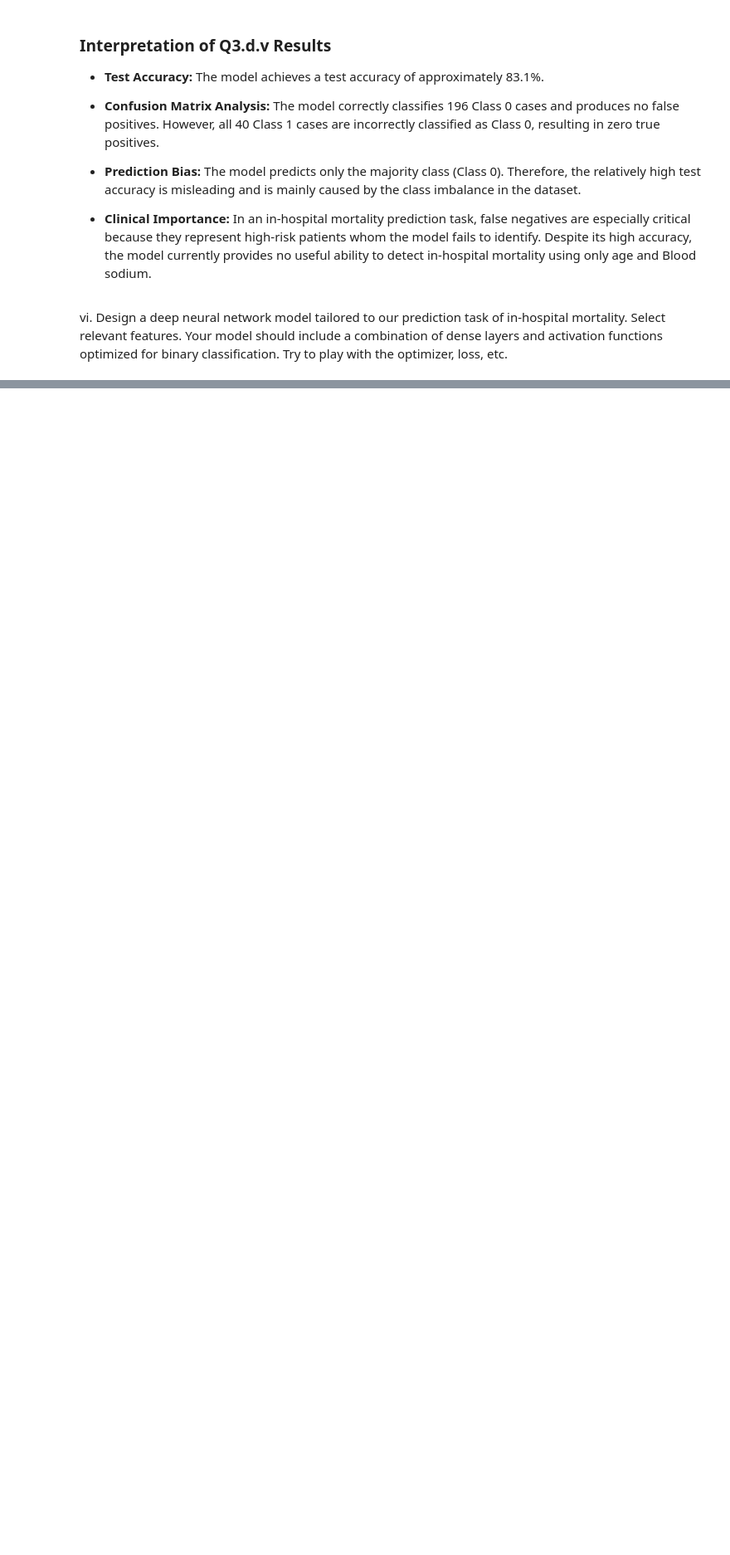
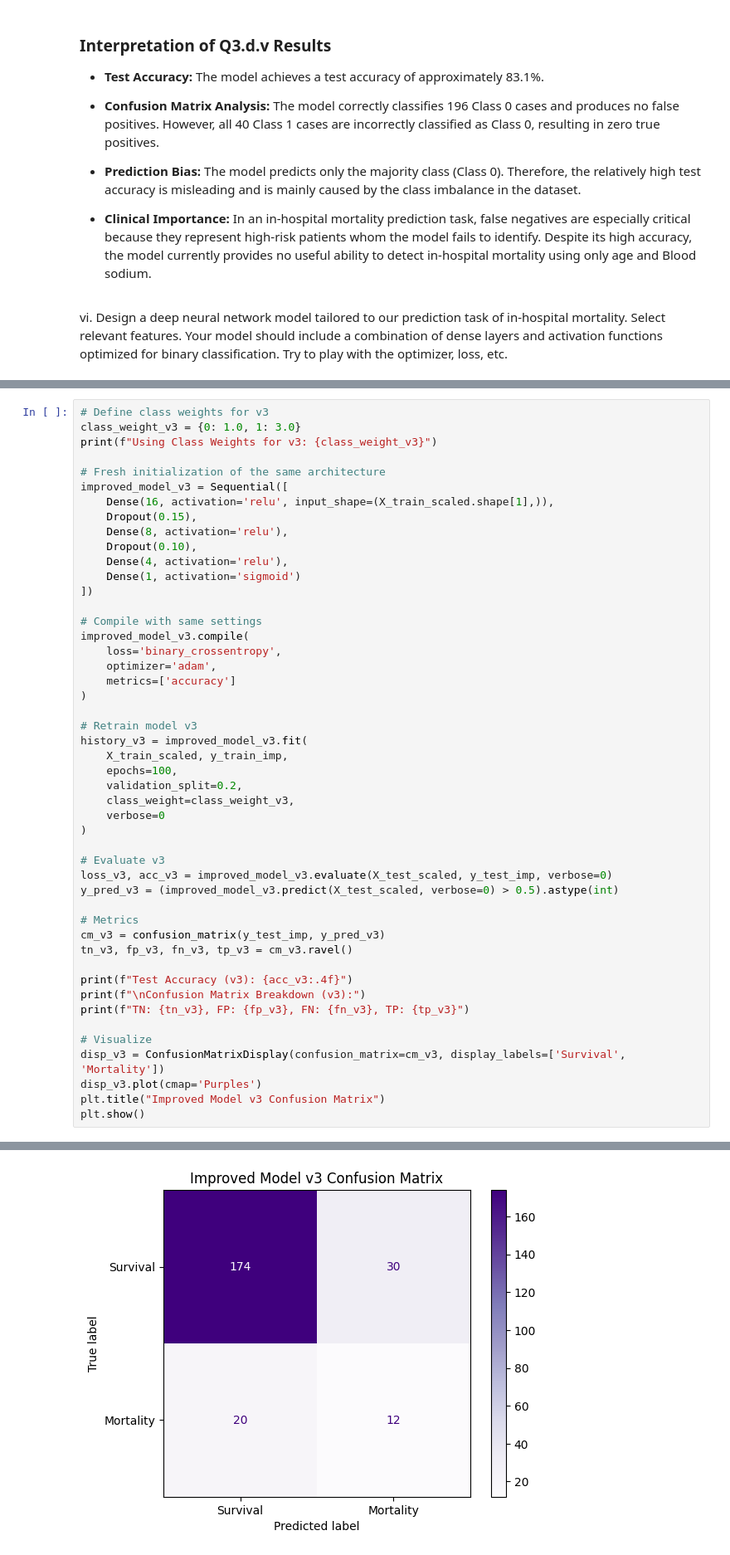
Before and after one commit to Ouriel91/ai-deep-learning-course, a Jupyter notebook: Project_1_MIMIC_Ouri.ipynb, the cells around one changed output, grey strips where cells are left out. Shown at 83% size. Drawn from its saved outputs; the diff is of its cells as text; blank space fills up the shorter version.

```diff
--- a/Project_1_MIMIC_Ouri.ipynb
+++ b/Project_1_MIMIC_Ouri.ipynb
@@ -833,0 +1053,49 @@ loss, etc.
+# %%
+# Define class weights for v3
+class_weight_v3 = {0: 1.0, 1: 3.0}
+print(f"Using Class Weights for v3: {class_weight_v3}")
+
+# Fresh initialization of the same architecture
+improved_model_v3 = Sequential([
+    Dense(16, activation='relu', input_shape=(X_train_scaled.shape[1],)),
+    Dropout(0.15),
+    Dense(8, activation='relu'),
+    Dropout(0.10),
+    Dense(4, activation='relu'),
+    Dense(1, activation='sigmoid')
+])
+
+# Compile with same settings
+improved_model_v3.compile(
+    loss='binary_crossentropy',
+    optimizer='adam',
+    metrics=['accuracy']
+)
+
+# Retrain model v3
+history_v3 = improved_model_v3.fit(
+    X_train_scaled, y_train_imp,
+    epochs=100,
+    validation_split=0.2,
+    class_weight=class_weight_v3,
+    verbose=0
+)
+
+# Evaluate v3
+loss_v3, acc_v3 = improved_model_v3.evaluate(X_test_scaled, y_test_imp, verbose=0)
+y_pred_v3 = (improved_model_v3.predict(X_test_scaled, verbose=0) > 0.5).astype(int)
+
+# Metrics
+cm_v3 = confusion_matrix(y_test_imp, y_pred_v3)
+tn_v3, fp_v3, fn_v3, tp_v3 = cm_v3.ravel()
+
+print(f"Test Accuracy (v3): {acc_v3:.4f}")
+print(f"\nConfusion Matrix Breakdown (v3):")
+print(f"TN: {tn_v3}, FP: {fp_v3}, FN: {fn_v3}, TP: {tp_v3}")
+
+# Visualize
+disp_v3 = ConfusionMatrixDisplay(confusion_matrix=cm_v3, display_labels=['Survival', 'Mortality'])
+disp_v3.plot(cmap='Purples')
+plt.title("Improved Model v3 Confusion Matrix")
+plt.show()
+# %% [output]
@@ -833,0 +1108 @@ loss, etc.
+[figure, added]
```
Also changed, not shown: parts of 12 cells of this notebook.
